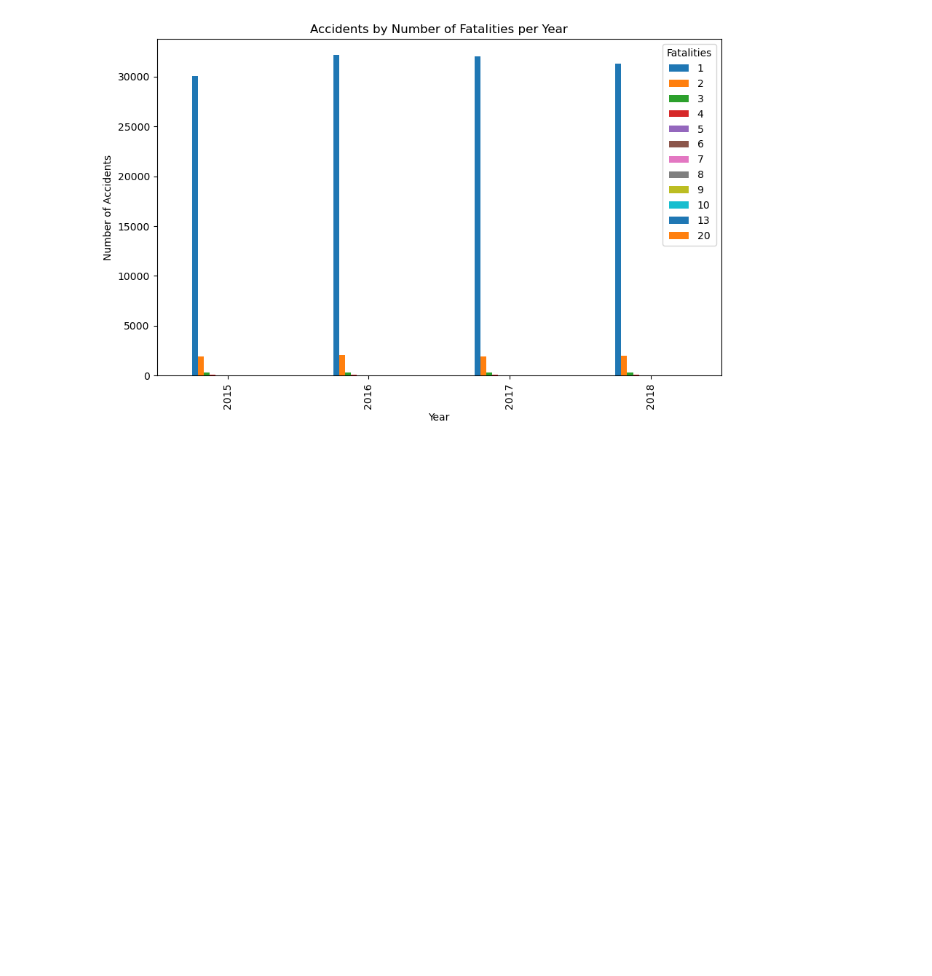
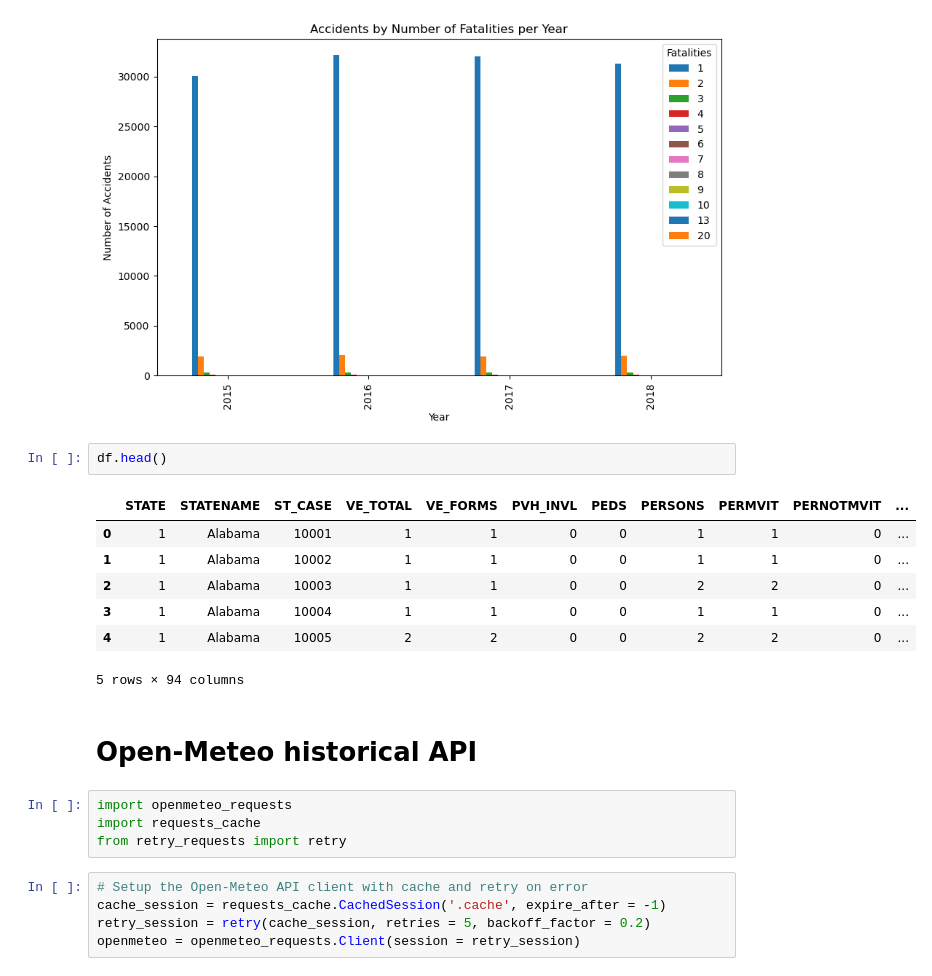
Before and after one commit to patricija-marijanovic/foundations-of-data-science, a Jupyter notebook: notebooks/exploratory.ipynb, the cells around one changed output. Drawn from its saved outputs; the diff is of its cells as text; blank space fills up the shorter version.

Commit message:
trying open-meteo

```diff
--- a/notebooks/exploratory.ipynb
+++ b/notebooks/exploratory.ipynb
@@ -244,3 +244,24 @@ plt.legend(title="Fatalities")
 plt.show()
 # %% [output]
 [figure]
+# %%
+df.head()
+# %% [output]
+|  | STATE | STATENAME | ST_CASE | VE_TOTAL | VE_FORMS | PVH_INVL | PEDS | PERSONS | PERMVIT | PERNOTMVIT | ... |
+| 0 | 1 | Alabama | 10001 | 1 | 1 | 0 | 0 | 1 | 1 | 0 | ... |
+| 1 | 1 | Alabama | 10002 | 1 | 1 | 0 | 0 | 1 | 1 | 0 | ... |
+| 2 | 1 | Alabama | 10003 | 1 | 1 | 0 | 0 | 2 | 2 | 0 | ... |
+| 3 | 1 | Alabama | 10004 | 1 | 1 | 0 | 0 | 1 | 1 | 0 | ... |
+| 4 | 1 | Alabama | 10005 | 2 | 2 | 0 | 0 | 2 | 2 | 0 | ... |
+5 rows × 94 columns
+# %% [markdown]
+# Open-Meteo historical API
+# %%
+import openmeteo_requests
+import requests_cache
+from retry_requests import retry
+# %%
+# Setup the Open-Meteo API client with cache and retry on error
+cache_session = requests_cache.CachedSession('.cache', expire_after = -1)
+retry_session = retry(cache_session, retries = 5, backoff_factor = 0.2)
+openmeteo = openmeteo_requests.Client(session = retry_session)
```
Also changed, not shown: parts of 2 cells of this notebook, 1 other file.
